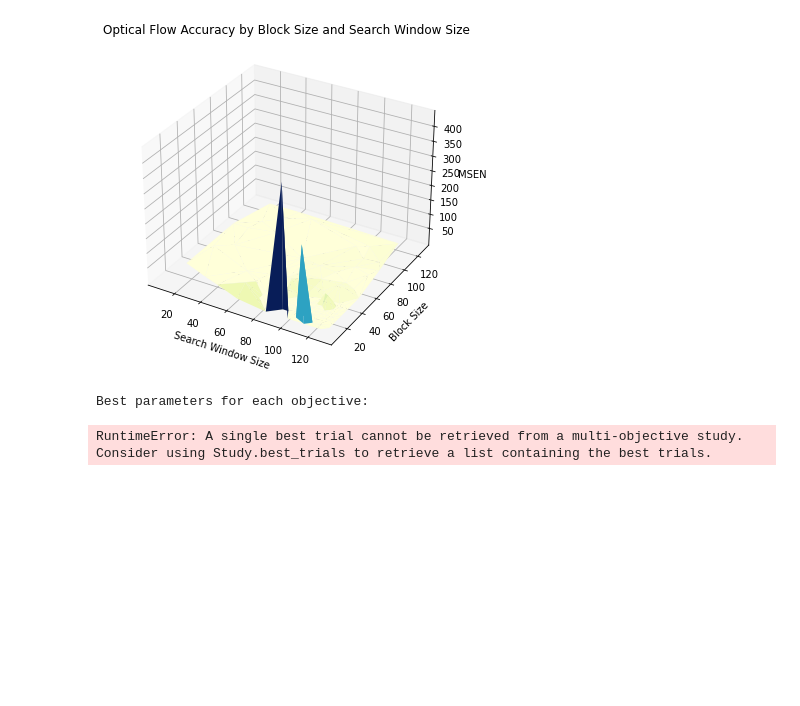
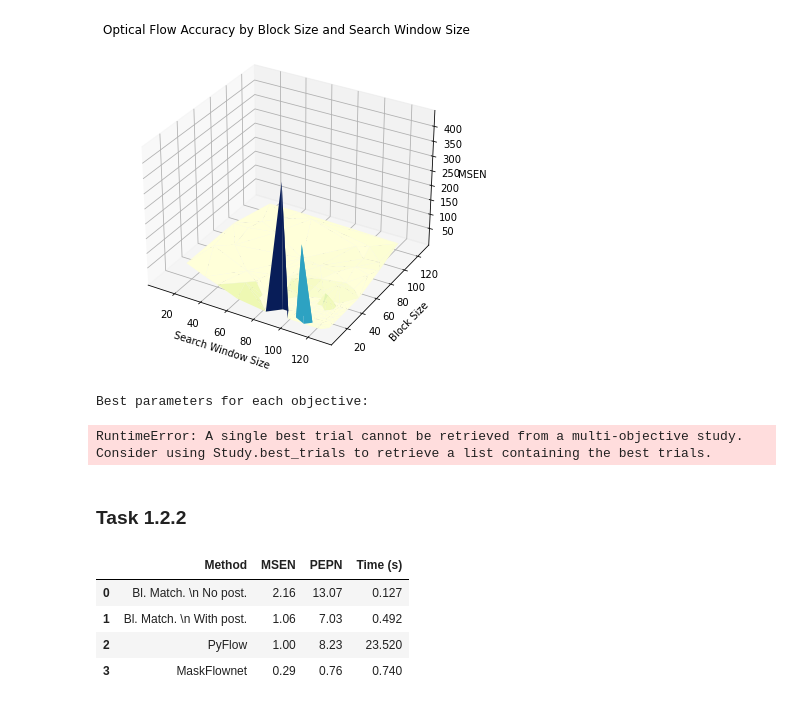
Before and after one commit to mcv-m6-video/mcv-m6-2023-team2, a Jupyter notebook: week4/task_1_viz.ipynb, the cells around one changed output. Saved outputs shown, nothing was run; the diff lists cells and outputs as text; code cells hidden in the pictures; blank space fills up the shorter version.

Commit message:
task 1.3

```diff
--- a/week4/task_1_viz.ipynb
+++ b/week4/task_1_viz.ipynb
@@ -199,3 +199,20 @@ fig.write_image('./optuna/contour.png')
 fig
 # %%
 optuna.visualization.plot_param_importances(study)
+# %% [markdown]
+### Task 1.2.2
+# %%
+methods = ['Bl. Match. \n No post.', 'Bl. Match. \n With post.', 'PyFlow', 'MaskFlownet', 'Unimatch',]
+msen = [2.16, 1.06, 1.00, 0.29, 0.39]
+pepn = [13.07, 7.03, 8.23, 0.76, 0.52]
+temps = [0.127, 0.492, 23.52, 0.74, 0.33]
+
+# arrange the data into a dataframe
+df = pd.DataFrame({'Method': methods, 'MSEN': msen, 'PEPN': pepn, 'Time (s)': temps})
+df.head(4)
+# %% [output]
+|  | Method | MSEN | PEPN | Time (s) |
+| 0 | Bl. Match. \n No post. | 2.16 | 13.07 | 0.127 |
+| 1 | Bl. Match. \n With post. | 1.06 | 7.03 | 0.492 |
+| 2 | PyFlow | 1.00 | 8.23 | 23.520 |
+| 3 | MaskFlownet | 0.29 | 0.76 | 0.740 |
```
Also changed, not shown: parts of 3 cells of this notebook, 2 other files.
